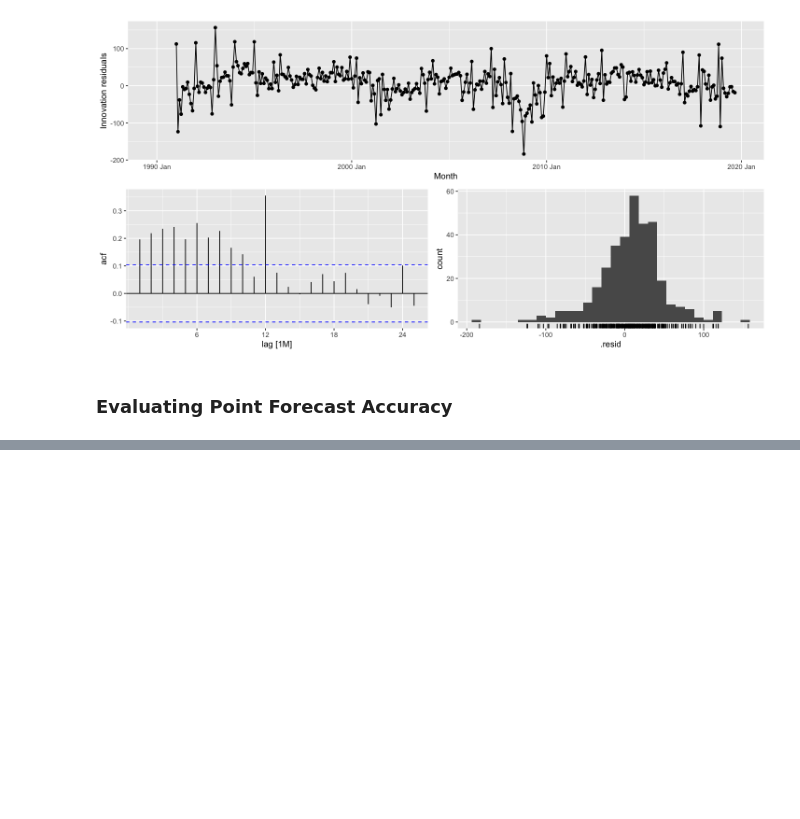
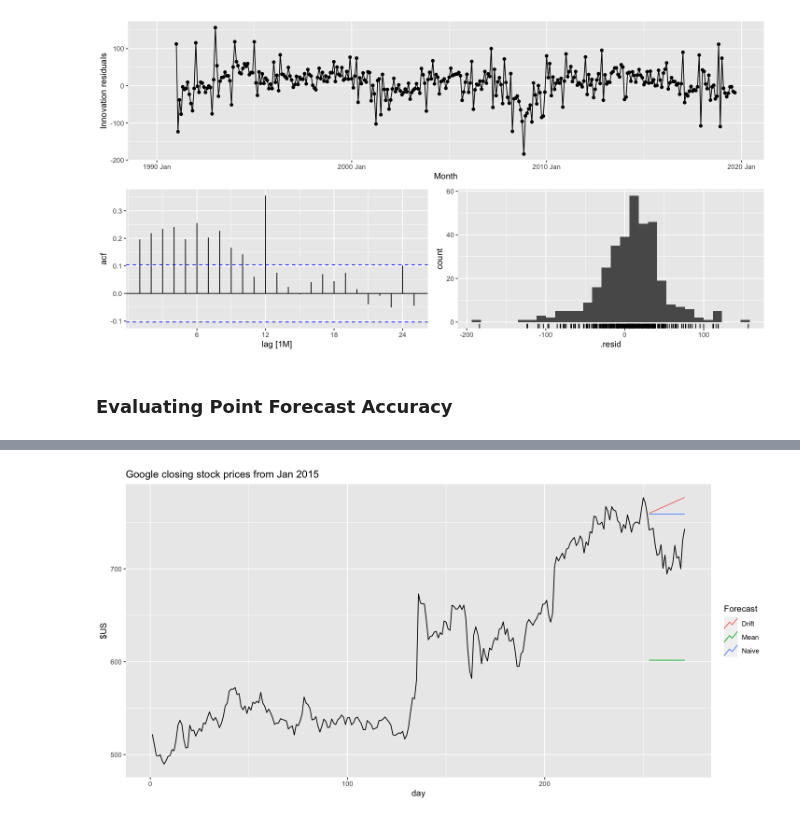
Before and after one commit to antounes/fpp3, a Jupyter notebook: 5_forecasters_toolbox.ipynb, the cells around one changed output, grey strips where cells are left out. Cells and saved outputs as stored; diff of their text form; code cells hidden in the pictures; blank space fills up the shorter version.

```diff
--- a/5_forecasters_toolbox.ipynb
+++ b/5_forecasters_toolbox.ipynb
@@ -516,0 +661,19 @@ Warning message:
+# %%
+google_fit <- google_2015 %>%
+  model(
+    `Mean`=MEAN(Close),
+    `Naive`=NAIVE(Close),
+    `Drift`=RW(Close~drift())
+  )
+
+google_fc <- google_fit %>%
+  forecast(google_jan_2016)
+
+google_fc %>%
+  autoplot(bind_rows(google_2015, google_jan_2016),
+           level=NULL) +
+  labs(y="$US",
+       title="Google closing stock prices from Jan 2015") +
+  guides(colour=guide_legend(title="Forecast"))
+# %% [output]
+[figure, added]
```
Also changed, not shown: parts of 24 cells of this notebook.
